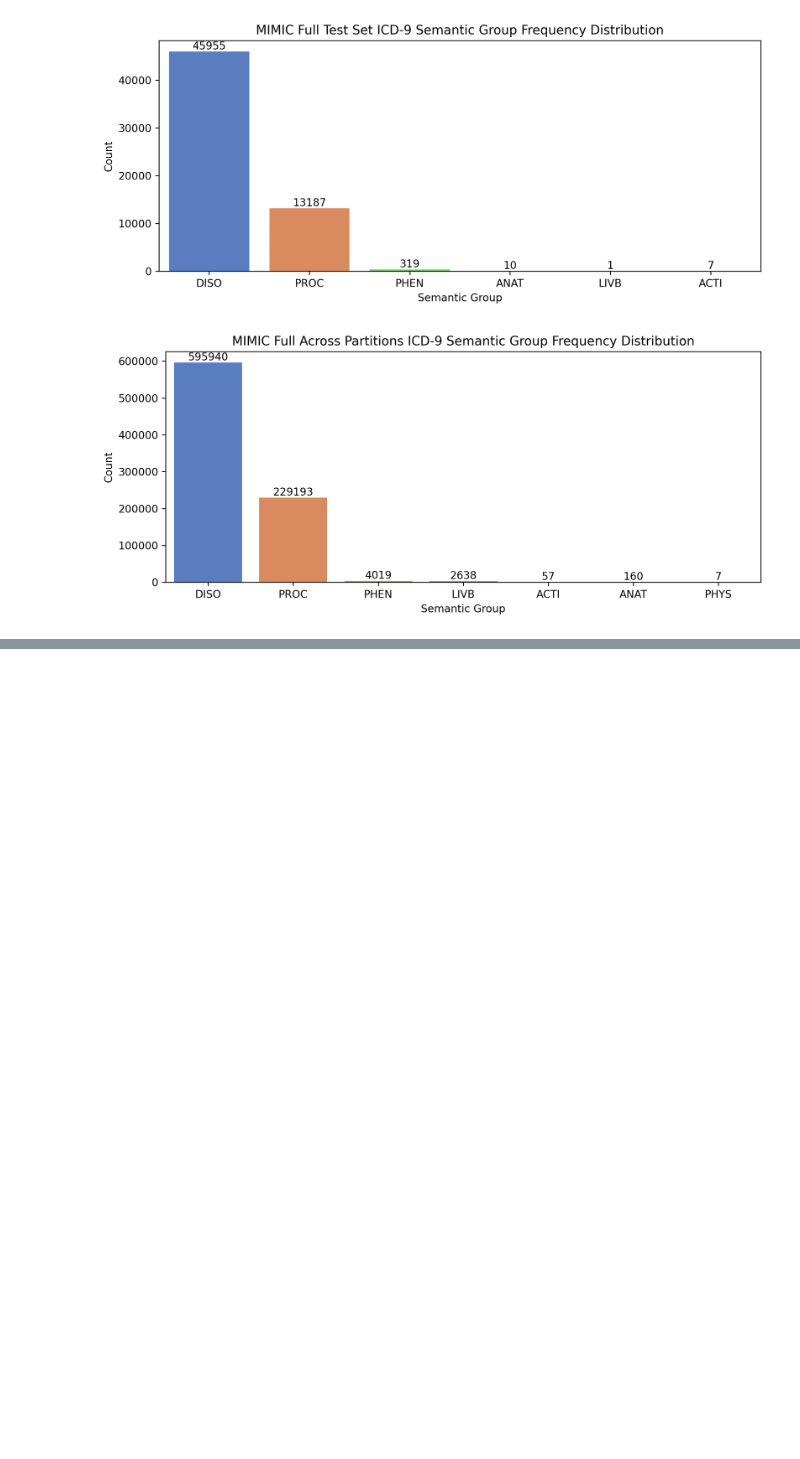
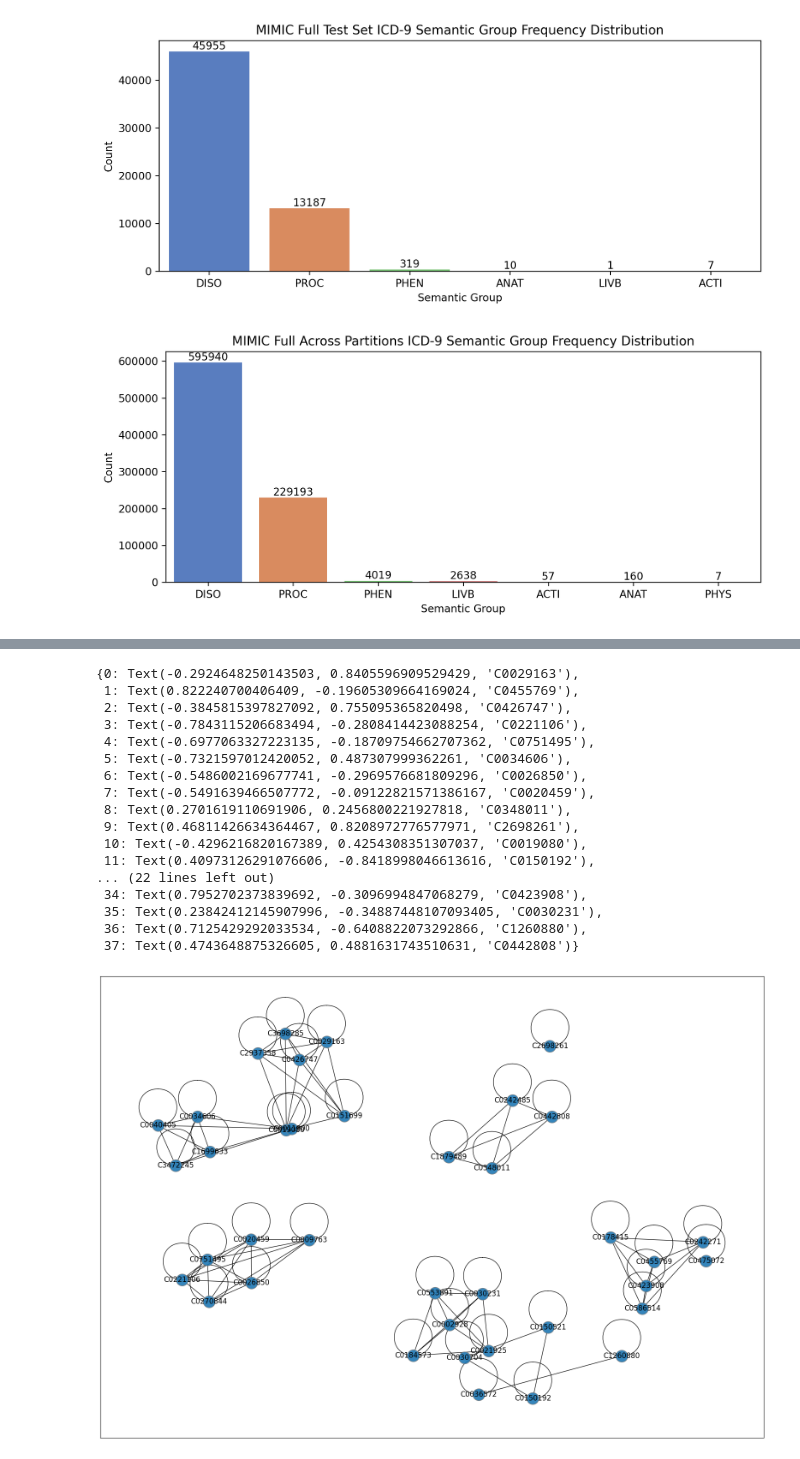
Before and after one commit to pokarats/CoDER, a Jupyter notebook: src/umls/icd9_seminfo_analysis.ipynb, the cells around one changed output, grey strips where cells are left out. Drawn from its saved outputs; the diff is of its cells as text; code cells hidden in the pictures; blank space fills up the shorter version.

```diff
--- a/src/umls/icd9_seminfo_analysis.ipynb
+++ b/src/umls/icd9_seminfo_analysis.ipynb
@@ -280,0 +757,13 @@ plt.show()
+# %%
+data_reader = GNNDataReader(data_dir=f"{PROJ_FOLDER / 'data' / 'mimic3'}",
+                                    version="dummy",
+                                    input_type="umls",
+                                    prune_cui=True,
+                                    cui_prune_file="full_cuis_to_discard_snomedcase4.pickle",
+                                    vocab_fn="processed_full_umls_pruned.json")
+gnn_dataset = GNNDataset(dataset=data_reader.get_dataset("train"),
+                         mlb=data_reader.mlb,
+                         name="train",
+                         mode="combined_tui_kg_rel",
+                         force_reload=False,
+                         verbose=True)
@@ -280,0 +772,7 @@ plt.show()
+# %%
+num_samples = len(gnn_dataset)
+g_sample, label_sample, gnidx_sample = gnn_dataset[num_samples - 1]
+print("doc_id", gnn_dataset.data[num_samples - 1][0])
+print(g_sample)
+print(gnn_dataset.cc_dict[num_samples - 1])
+print(gnidx_sample)
@@ -280,0 +797,2 @@ plt.show()
+# %%
+options = {"edgecolors": "tab:gray", "node_size": 300, "alpha": 0.9, 'arrowsize': 200}
@@ -280,0 +808,24 @@ plt.show()
+# %%
+plt.figure(figsize=[20,14])
+plt.tight_layout()
+nx.draw_networkx(nx_g, pos=pos, arrows=True, with_labels=False, **options)
+nx.draw_networkx_labels(nx_g, pos, gnidx_sample, font_size=12)
+# %% [output]
+{0: Text(-0.2924648250143503, 0.8405596909529429, 'C0029163'),
+ 1: Text(0.822240700406409, -0.19605309664169024, 'C0455769'),
+ 2: Text(-0.3845815397827092, 0.755095365820498, 'C0426747'),
+ 3: Text(-0.7843115206683494, -0.2808414423088254, 'C0221106'),
+ 4: Text(-0.6977063327223135, -0.18709754662707362, 'C0751495'),
+ 5: Text(-0.7321597012420052, 0.487307999362261, 'C0034606'),
+ 6: Text(-0.5486002169677741, -0.2969576681809296, 'C0026850'),
+ 7: Text(-0.5491639466507772, -0.09122821571386167, 'C0020459'),
+ 8: Text(0.2701619110691906, 0.2456800221927818, 'C0348011'),
+ 9: Text(0.46811426634364467, 0.8208972776577971, 'C2698261'),
+ 10: Text(-0.4296216820167389, 0.4254308351307037, 'C0019080'),
+ 11: Text(0.40973126291076606, -0.8418998046613616, 'C0150192'),
+... (22 lines left out)
+ 34: Text(0.7952702373839692, -0.3096994847068279, 'C0423908'),
+ 35: Text(0.23842412145907996, -0.34887448107093405, 'C0030231'),
+ 36: Text(0.7125429292033534, -0.6408822073292866, 'C1260880'),
+ 37: Text(0.4743648875326605, 0.4881631743510631, 'C0442808')}
+[figure, added]
```
Also changed, not shown: parts of 54 cells of this notebook.
